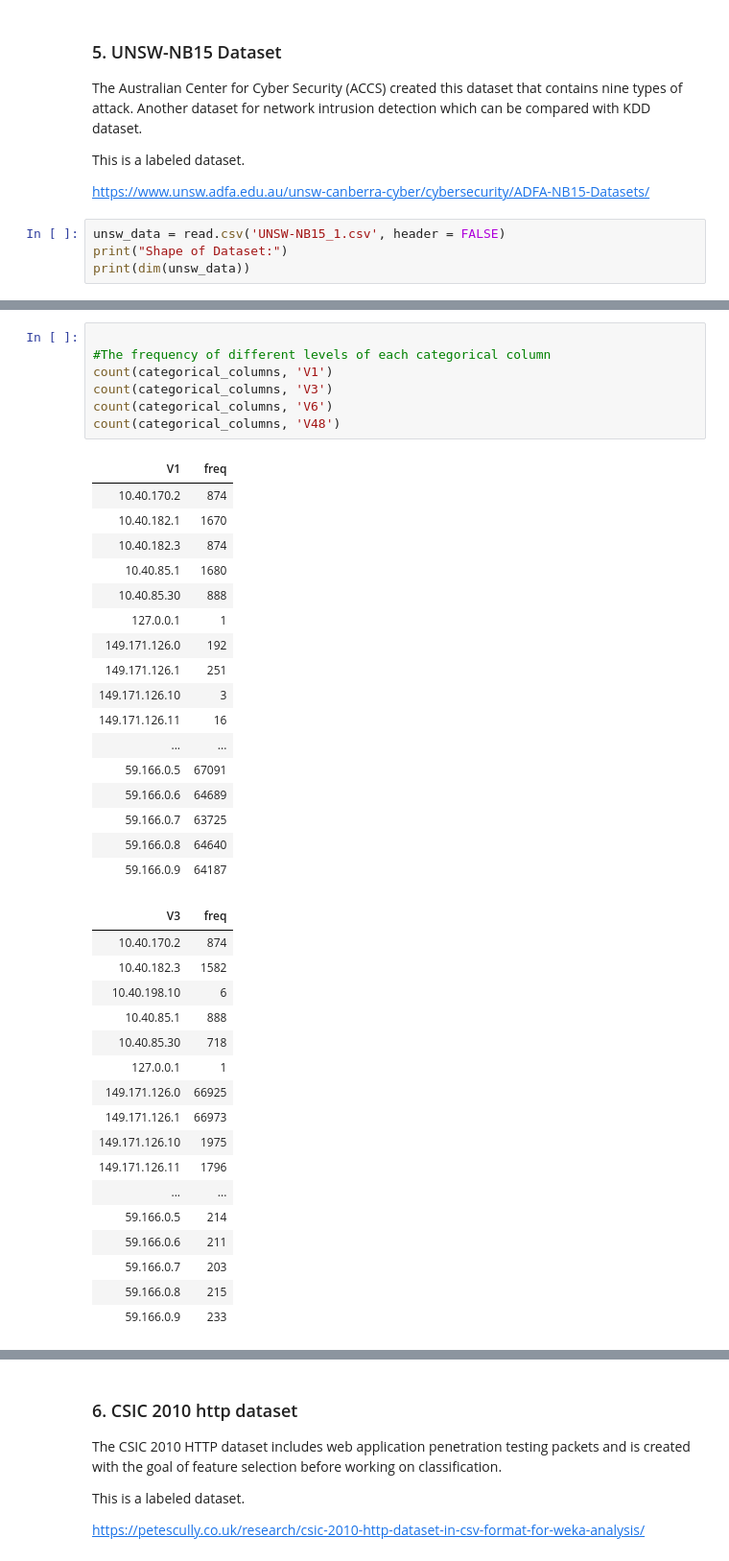
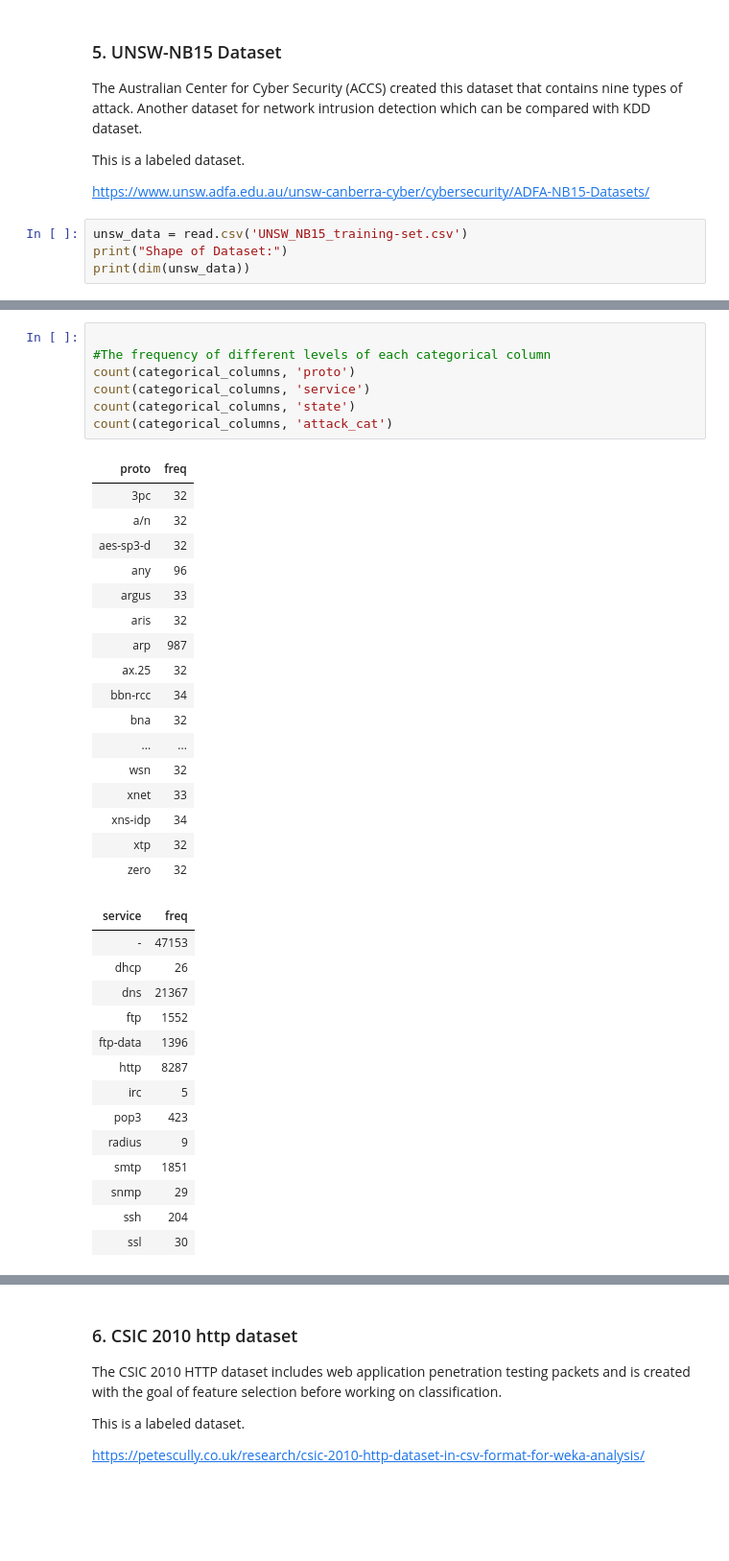
Before and after one commit to Data-Analytics-for-Cybersecurity/datasets-for-cybersecurity, a Jupyter notebook: datasets_for_cybersecurity.ipynb, the cells around one changed output, grey strips where cells are left out. Shown at 96% size. Cells and saved outputs as stored; diff of their text form; blank space fills up the shorter version.

Commit message:
Added training dataset for unsw-nb15

```diff
--- a/datasets_for_cybersecurity.ipynb
+++ b/datasets_for_cybersecurity.ipynb
@@ -682,7 +669,7 @@ This is a labeled dataset.
 
 https://www.unsw.adfa.edu.au/unsw-canberra-cyber/cybersecurity/ADFA-NB15-Datasets/
 # %%
-unsw_data = read.csv('UNSW-NB15_1.csv', header = FALSE)
+unsw_data = read.csv('UNSW_NB15_training-set.csv')
 print("Shape of Dataset:")
 print(dim(unsw_data))
 # %% [output]
@@ -773,42 +760,39 @@ sprintf("Number of categorical columns: %i", ncol(categorical_columns))
 # %%
 
 #The frequency of different levels of each categorical column
-count(categorical_columns, 'V1')
-count(categorical_columns, 'V3')
-count(categorical_columns, 'V6')
-count(categorical_columns, 'V48')
+count(categorical_columns, 'proto')
+count(categorical_columns, 'service')
+count(categorical_columns, 'state')
+count(categorical_columns, 'attack_cat')
 # %% [output]
-| V1 | freq |
-| 10.40.170.2 | 874 |
-| 10.40.182.1 | 1670 |
-| 10.40.182.3 | 874 |
-| 10.40.85.1 | 1680 |
-| 10.40.85.30 | 888 |
-| 127.0.0.1 | 1 |
-| 149.171.126.0 | 192 |
-| 149.171.126.1 | 251 |
-| 149.171.126.10 | 3 |
-| 149.171.126.11 | 16 |
+| proto | freq |
+| 3pc | 32 |
+| a/n | 32 |
+| aes-sp3-d | 32 |
+| any | 96 |
+| argus | 33 |
+| aris | 32 |
+| arp | 987 |
+| ax.25 | 32 |
+| bbn-rcc | 34 |
+| bna | 32 |
 | ... | ... |
-| 59.166.0.5 | 67091 |
-| 59.166.0.6 | 64689 |
-| 59.166.0.7 | 63725 |
-| 59.166.0.8 | 64640 |
-| 59.166.0.9 | 64187 |
+| wsn | 32 |
+| xnet | 33 |
+| xns-idp | 34 |
+| xtp | 32 |
+| zero | 32 |
-| V3 | freq |
-| 10.40.170.2 | 874 |
-| 10.40.182.3 | 1582 |
-| 10.40.198.10 | 6 |
-| 10.40.85.1 | 888 |
-| 10.40.85.30 | 718 |
-| 127.0.0.1 | 1 |
-| 149.171.126.0 | 66925 |
-| 149.171.126.1 | 66973 |
-| 149.171.126.10 | 1975 |
-| 149.171.126.11 | 1796 |
-| ... | ... |
-| 59.166.0.5 | 214 |
-| 59.166.0.6 | 211 |
-| 59.166.0.7 | 203 |
-| 59.166.0.8 | 215 |
-| 59.166.0.9 | 233 |
+| service | freq |
+| - | 47153 |
+| dhcp | 26 |
+| dns | 21367 |
+| ftp | 1552 |
+| ftp-data | 1396 |
+| http | 8287 |
+| irc | 5 |
+| pop3 | 423 |
+| radius | 9 |
+| smtp | 1851 |
+| snmp | 29 |
+| ssh | 204 |
+| ssl | 30 |
```
Also changed, not shown: parts of 8 cells of this notebook.
